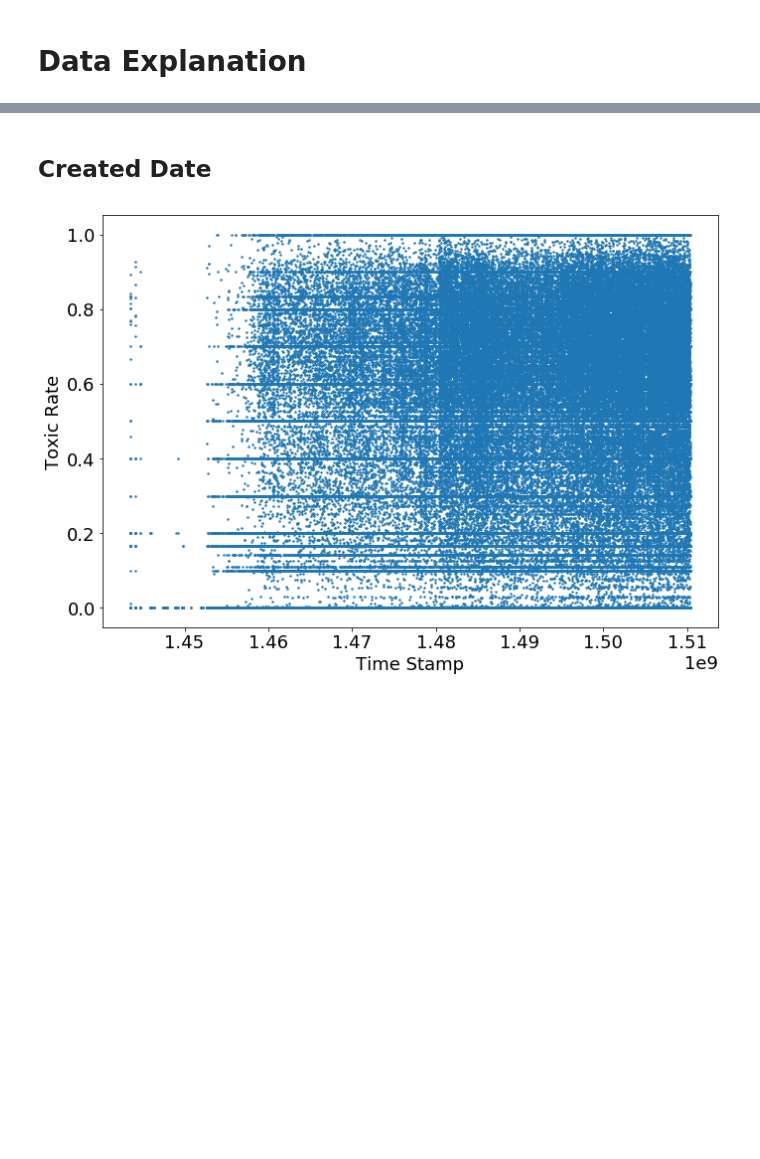
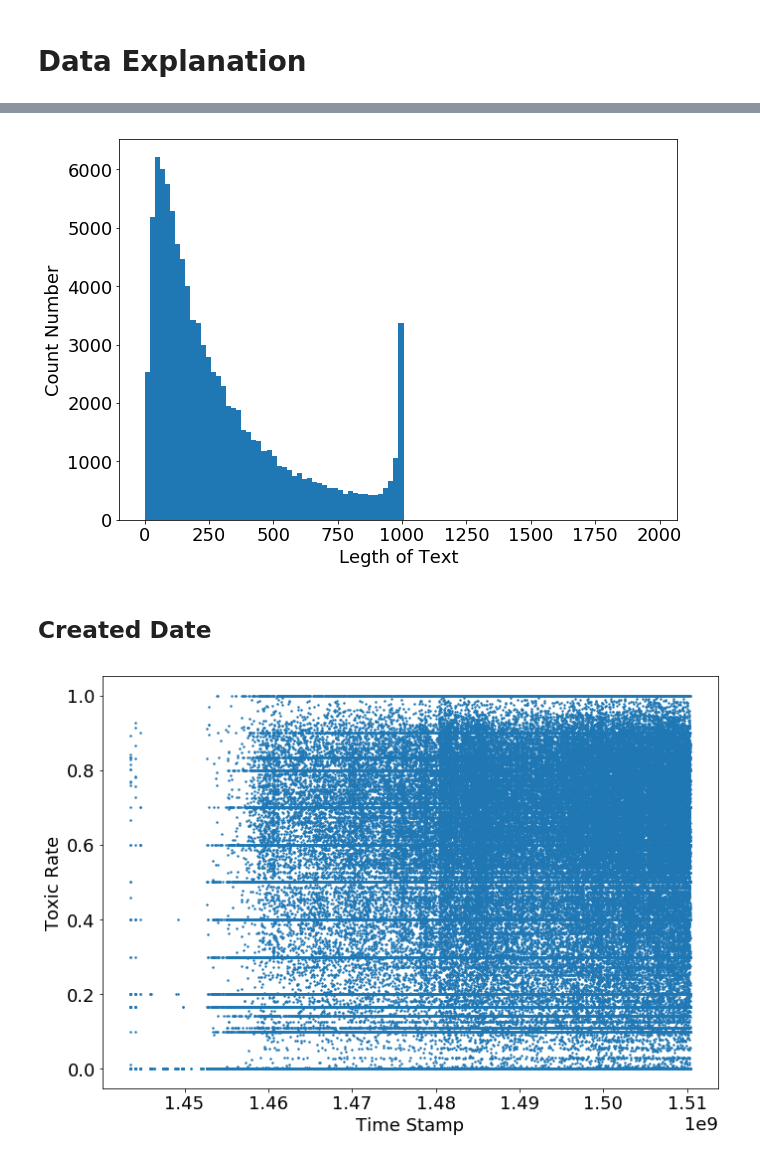
Before and after one commit to KenkenGoda/Jigsaw, a Jupyter notebook: notebook/jigsaw.ipynb, the cells around one changed output, grey strips where cells are left out. Cells and saved outputs as stored; diff of their text form; code cells hidden in the pictures; blank space fills up the shorter version.

```diff
--- a/notebook/jigsaw.ipynb
+++ b/notebook/jigsaw.ipynb
@@ -396,3 +311,7 @@ class Figure(Preprocessing):
+# %%
+Figure(kind='test', nrows=None).text_length()
+# %% [output]
+[figure, added]
 # %% [markdown]
 ## Created Date
 # %%
```
Also changed, not shown: parts of 11 cells of this notebook.
